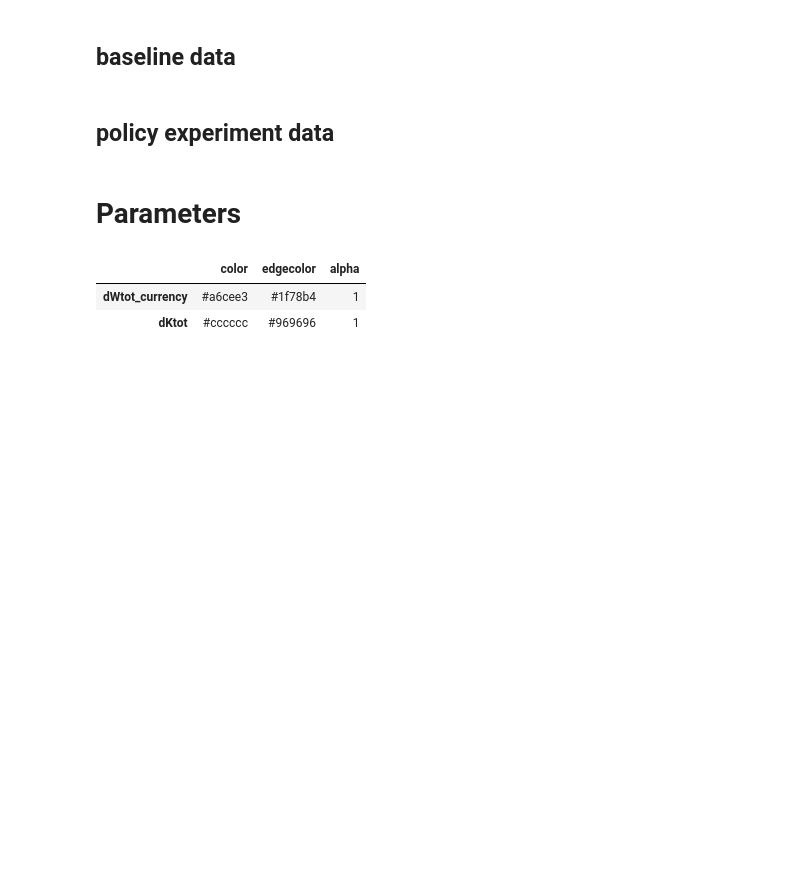
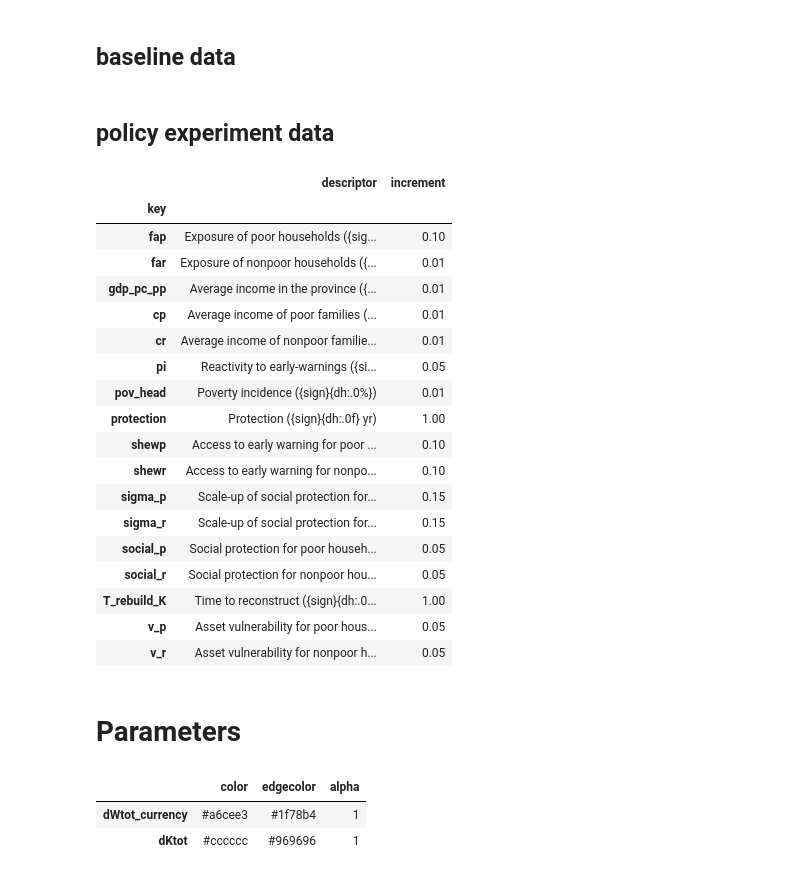
Before and after one commit to adrivsh/resilience_indicator_phl, a Jupyter notebook: policy_assessment_demo.ipynb, the cells around one changed output. Drawn from its saved outputs; the diff is of its cells as text; code cells hidden in the pictures; blank space fills up the shorter version.

```diff
--- a/policy_assessment_demo.ipynb
+++ b/policy_assessment_demo.ipynb
@@ -34,13 +31,35 @@ df_original=def_ref_values(df_original)
 # %%
 ##POLICY DESCRIPTION
 policy_info= pd.read_csv("inputs/policy_description.csv",index_col=0)
 
 #Policy Labels (y axis)
 policy_labels = policy_info.descriptor.copy() #we make a copy so we can modify it later
 policy_labels.head()
 
 #size of the policy
 pol_increment = policy_info.increment
+
+policy_info
+# %% [output]
+|  | descriptor | increment |
+| key |  |  |
+| fap | Exposure of poor households ({sig... | 0.10 |
+| far | Exposure of nonpoor households ({... | 0.01 |
+| gdp_pc_pp | Average income in the province ({... | 0.01 |
+| cp | Average income of poor families (... | 0.01 |
+| cr | Average income of nonpoor familie... | 0.01 |
+| pi | Reactivity to early-warnings ({si... | 0.05 |
+| pov_head | Poverty incidence ({sign}{dh:.0%}) | 0.01 |
+| protection | Protection ({sign}{dh:.0f} yr) | 1.00 |
+| shewp | Access to early warning for poor ... | 0.10 |
+| shewr | Access to early warning for nonpo... | 0.10 |
+| sigma_p | Scale-up of social protection for... | 0.15 |
+| sigma_r | Scale-up of social protection for... | 0.15 |
+| social_p | Social protection for poor househ... | 0.05 |
+| social_r | Social protection for nonpoor hou... | 0.05 |
+| T_rebuild_K | Time to reconstruct ({sign}{dh:.0... | 1.00 |
+| v_p | Asset vulnerability for poor hous... | 0.05 |
+| v_r | Asset vulnerability for nonpoor h... | 0.05 |
 # %% [markdown]
 # Parameters
 # %%
```
Also changed, not shown: parts of 1 cell of this notebook, 7 other files.
